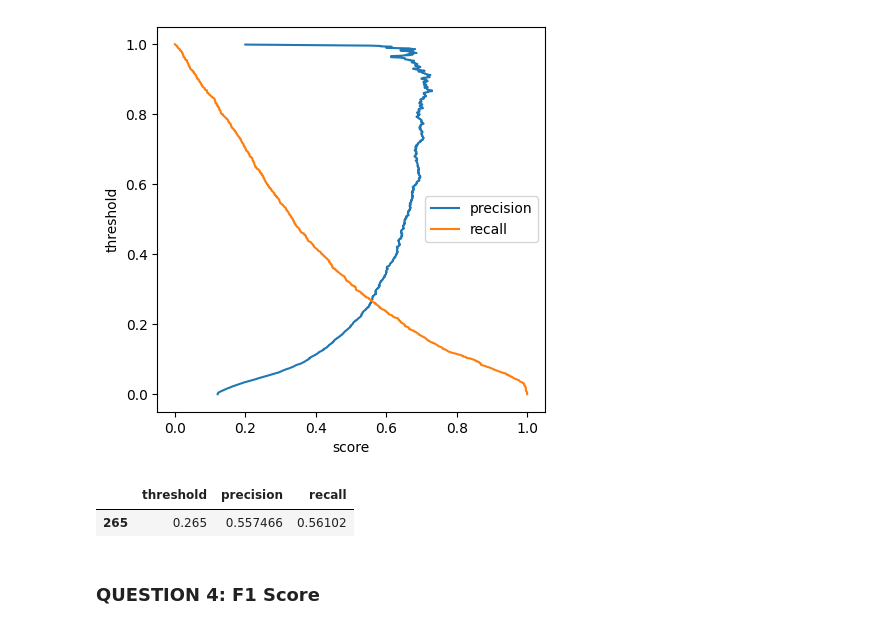
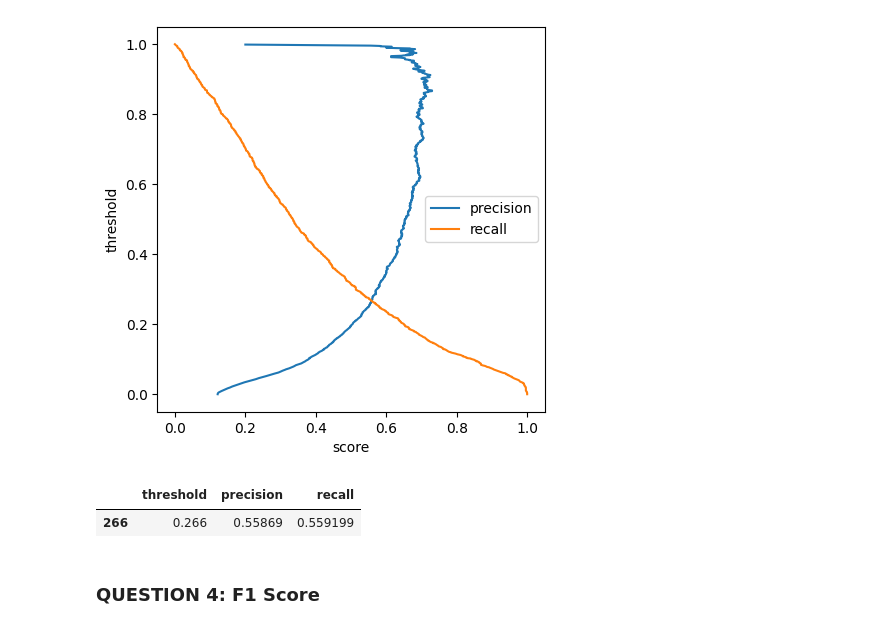
Before and after one commit to hensonhusada/ml_zoomcamp, a Jupyter notebook: 04_evaluation/homework/04_homework.ipynb, the cells around one changed output. Saved outputs shown, nothing was run; the diff lists cells and outputs as text; code cells hidden in the pictures.

```diff
--- a/homework/04_homework.ipynb
+++ b/04_evaluation/homework/04_homework.ipynb
@@ -182,10 +182,10 @@ plt.legend()
 <matplotlib.legend.Legend at 0x...>
 [figure]
 # %%
-df_scores[df_scores.threshold == 0.265]
+df_scores[df_scores.threshold == 0.266]
 # %% [output]
 |  | threshold | precision | recall |
-| 265 | 0.265 | 0.557466 | 0.56102 |
+| 266 | 0.266 | 0.55869 | 0.559199 |
 # %% [markdown]
 ### QUESTION 4: F1 Score
 # %%
```
Also changed, not shown: 16 other files.
